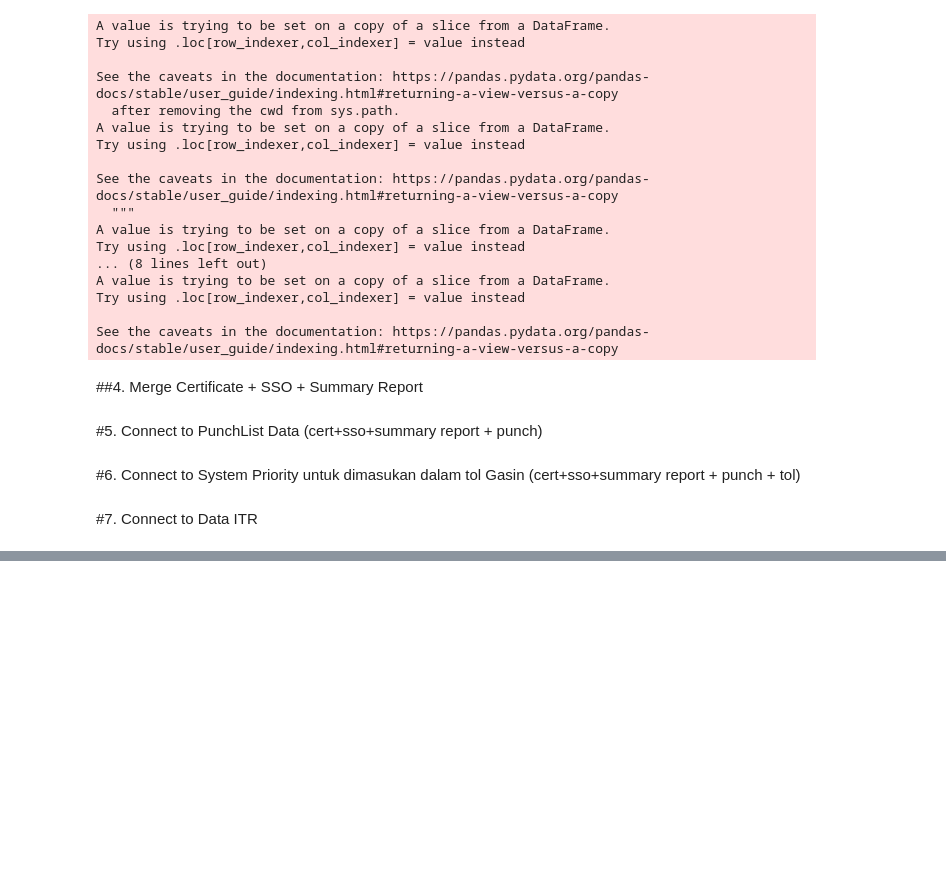
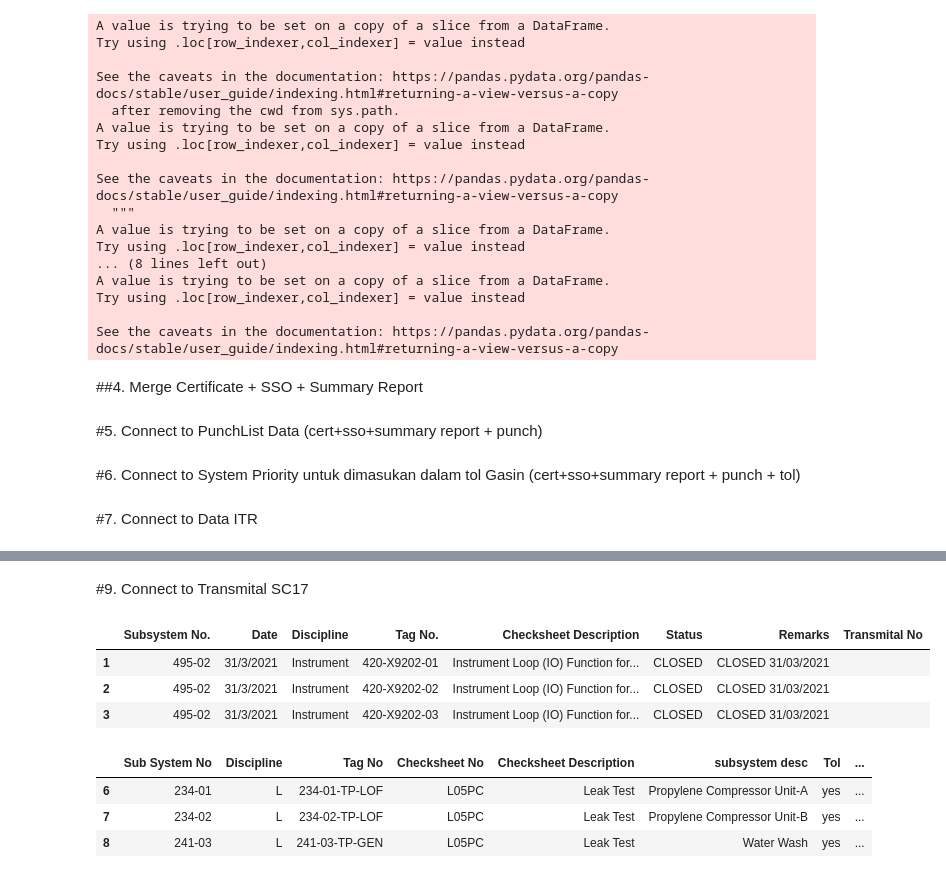
Before and after one commit to jimxs74/SC, a Jupyter notebook: SC61_Colaboratory.ipynb, the cells around one changed output, grey strips where cells are left out. Saved outputs shown, nothing was run; the diff lists cells and outputs as text; code cells hidden in the pictures; blank space fills up the shorter version.

```diff
--- a/SC61_Colaboratory.ipynb
+++ b/SC61_Colaboratory.ipynb
@@ -355,3 +355,28 @@ pl_b = pl_b.drop(columns=["subsystem"])
 
 # Update worksheet remaining PL-B
 write_data(url_sc61, pl_b, 'pl_B')
+# %% [markdown]
+#9. Connect to Transmital SC17
+# %%
+# terhubung dengan SC17
+url_sc17 = 'https://docs.google.com/spreadsheets/d/1nrdtZOiToC_kW95a8rKR_-J8hH5Io5Rp_JG2a8S2T3o/edit#gid=1274212197'
+
+sc17_pc = read_data(url_sc17,'PC Monitoring')
+sc17_cert = read_data(url_sc17,'Certificate Monitoring')
+# %%
+#ambil data transmital PC yg diperlukan dan clean up
+sc17_pc = sc17_pc[['Subsystem No.','Date','Discipline','Tag No.','Checksheet Description','Status','Remarks','Transmital No']]
+# %%
+sc17_pc.head(3)
+# %% [output]
+|  | Subsystem No. | Date | Discipline | Tag No. | Checksheet Description | Status | Remarks | Transmital No |
+| 1 | 495-02 | 31/3/2021 | Instrument | 420-X9202-01 | Instrument Loop (IO) Function for... | CLOSED | CLOSED 31/03/2021 |  |
+| 2 | 495-02 | 31/3/2021 | Instrument | 420-X9202-02 | Instrument Loop (IO) Function for... | CLOSED | CLOSED 31/03/2021 |  |
+| 3 | 495-02 | 31/3/2021 | Instrument | 420-X9202-03 | Instrument Loop (IO) Function for... | CLOSED | CLOSED 31/03/2021 |  |
+# %%
+pc.head(3)
+# %% [output]
+|  | Sub System No | Discipline | Tag No | Checksheet No | Checksheet Description | subsystem desc | Tol | ... |
+| 6 | 234-01 | L | 234-01-TP-LOF | L05PC | Leak Test | Propylene Compressor Unit-A | yes | ... |
+| 7 | 234-02 | L | 234-02-TP-LOF | L05PC | Leak Test | Propylene Compressor Unit-B | yes | ... |
+| 8 | 241-03 | L | 241-03-TP-GEN | L05PC | Leak Test | Water Wash | yes | ... |
```
Also changed, not shown: parts of 1 cell of this notebook.
